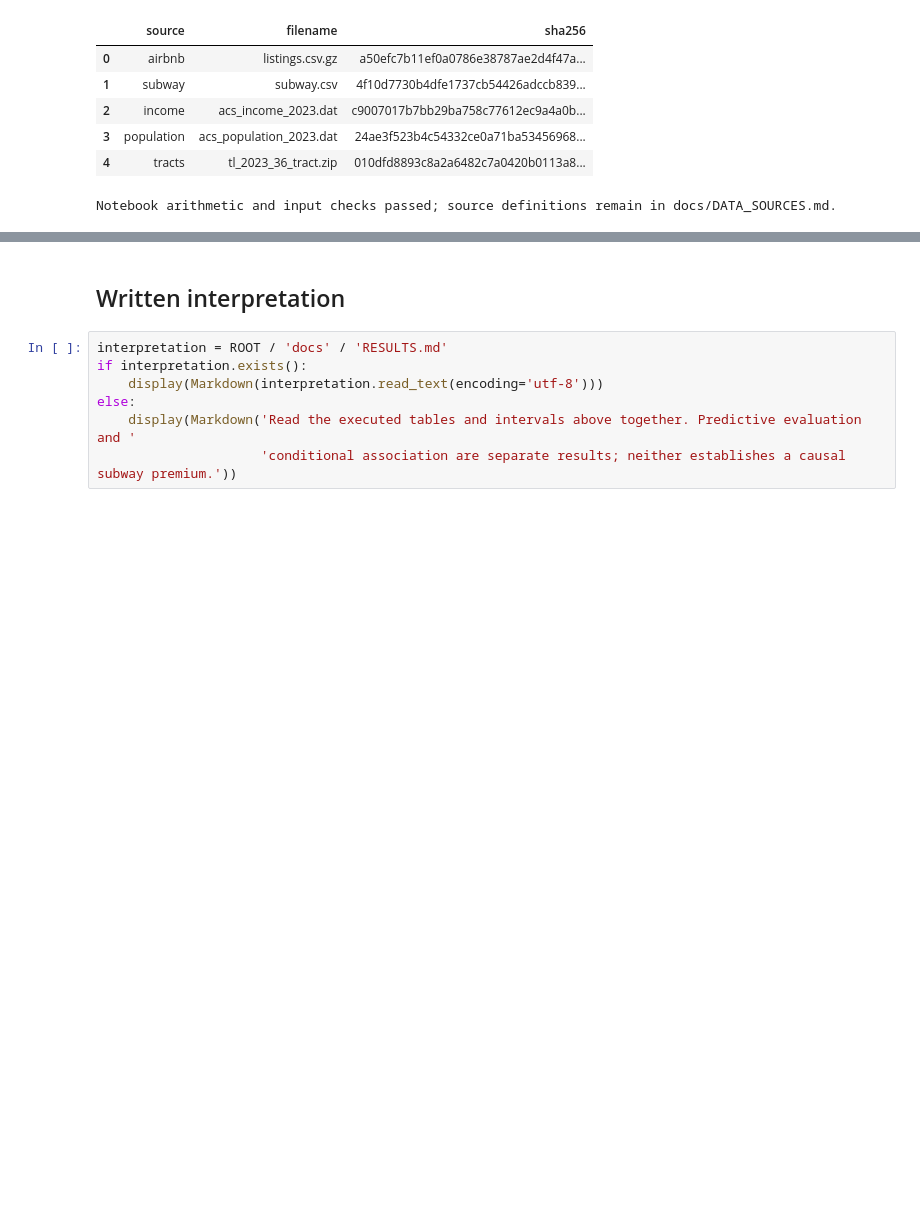
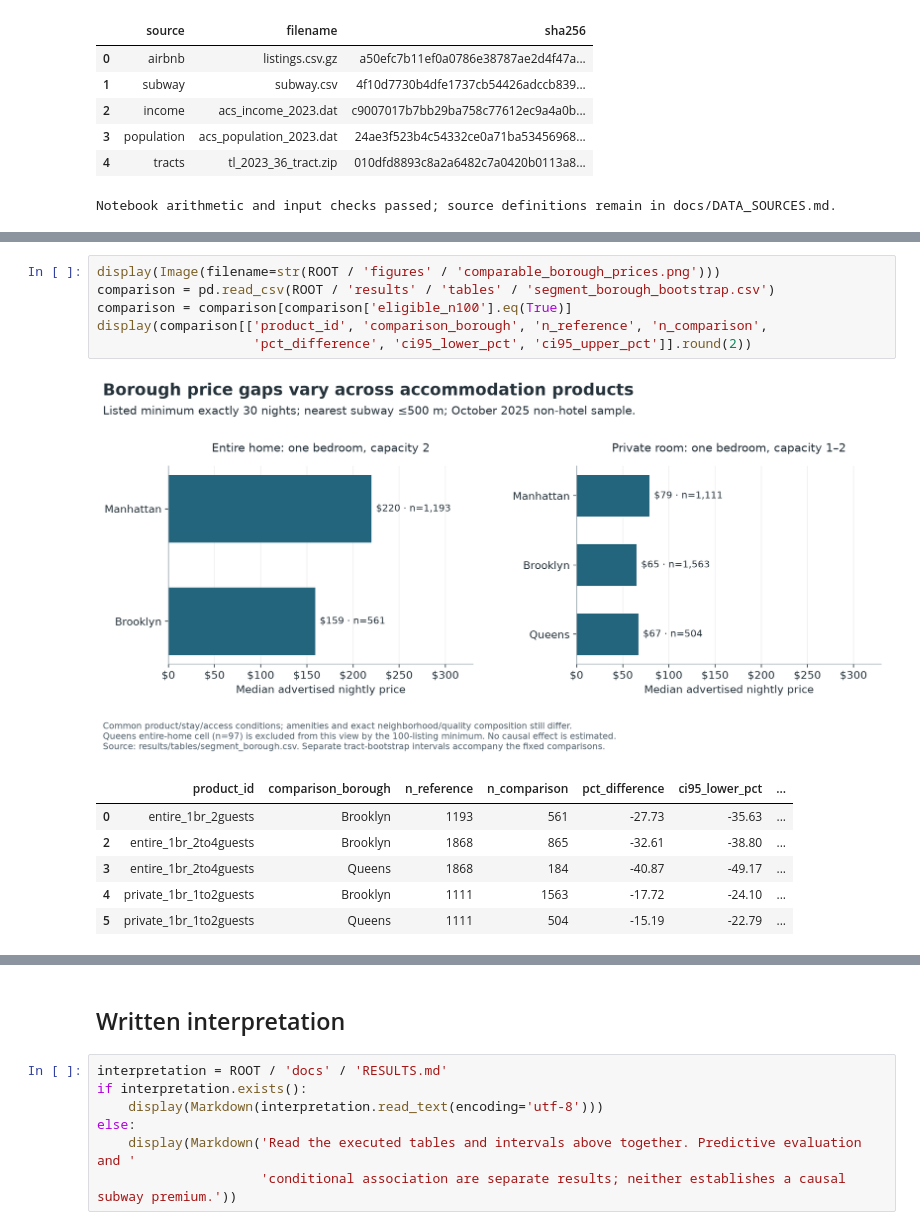
Before and after one commit to racio705/DSCI510-Final-Project, a Jupyter notebook: notebooks/portfolio_results.ipynb, the cells around one changed output, grey strips where cells are left out. Cells and saved outputs as stored; diff of their text form; blank space fills up the shorter version.

Commit message:
Add segmented price benchmarks and host composition findings

```diff
--- a/notebooks/portfolio_results.ipynb
+++ b/notebooks/portfolio_results.ipynb
@@ -232,0 +283,14 @@ Notebook arithmetic and input checks passed; source definitions remain in docs/D
+# %%
+display(Image(filename=str(ROOT / 'figures' / 'comparable_borough_prices.png')))
+comparison = pd.read_csv(ROOT / 'results' / 'tables' / 'segment_borough_bootstrap.csv')
+comparison = comparison[comparison['eligible_n100'].eq(True)]
+display(comparison[['product_id', 'comparison_borough', 'n_reference', 'n_comparison',
+                    'pct_difference', 'ci95_lower_pct', 'ci95_upper_pct']].round(2))
+# %% [output]
+[figure, added]
+|  | product_id | comparison_borough | n_reference | n_comparison | pct_difference | ci95_lower_pct | ... |
+| 0 | entire_1br_2guests | Brooklyn | 1193 | 561 | -27.73 | -35.63 | ... |
+| 2 | entire_1br_2to4guests | Brooklyn | 1868 | 865 | -32.61 | -38.80 | ... |
+| 3 | entire_1br_2to4guests | Queens | 1868 | 184 | -40.87 | -49.17 | ... |
+| 4 | private_1br_1to2guests | Brooklyn | 1111 | 1563 | -17.72 | -24.10 | ... |
+| 5 | private_1br_1to2guests | Queens | 1111 | 504 | -15.19 | -22.79 | ... |
```
Also changed, not shown: parts of 6 cells of this notebook, 40 other files.
